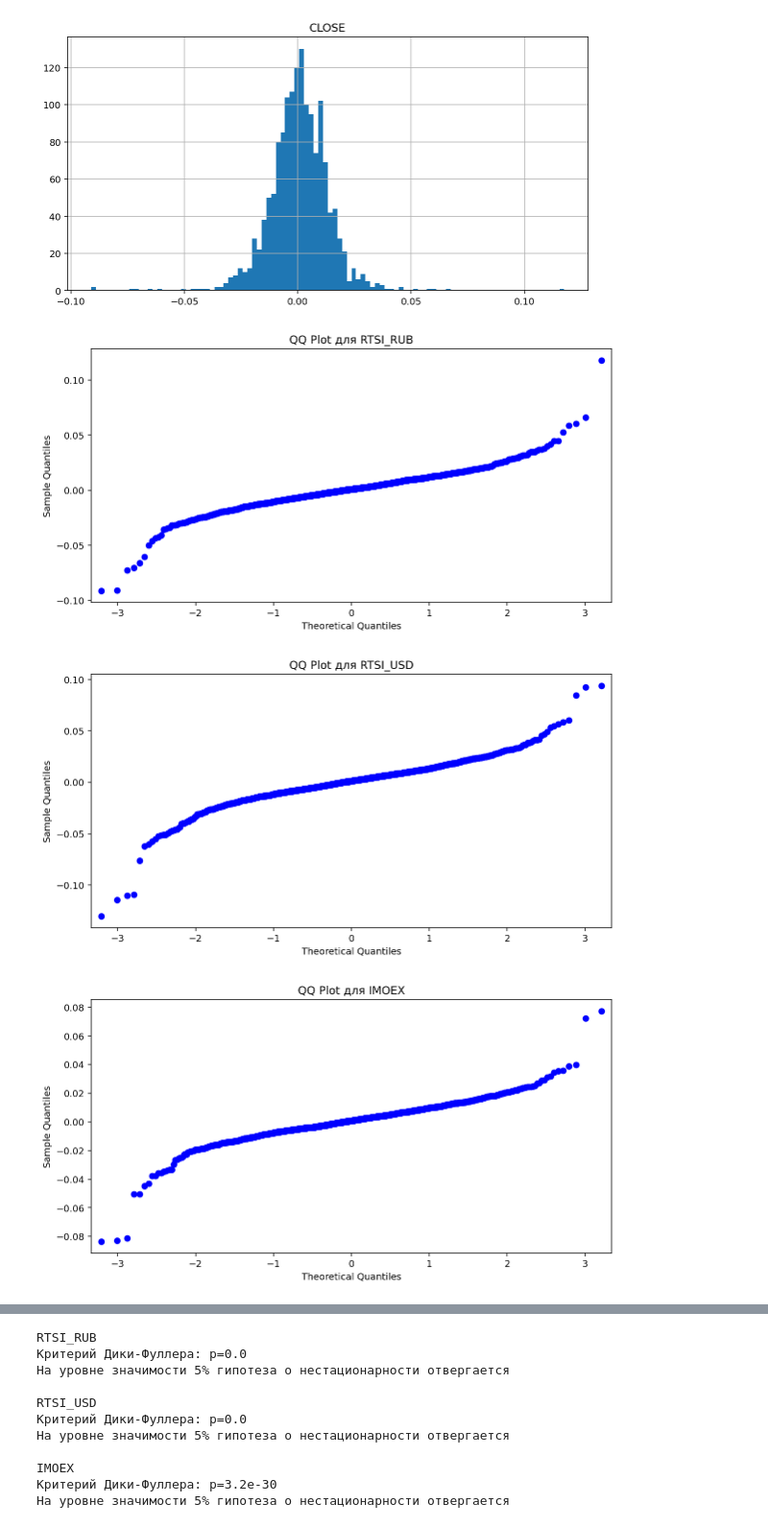
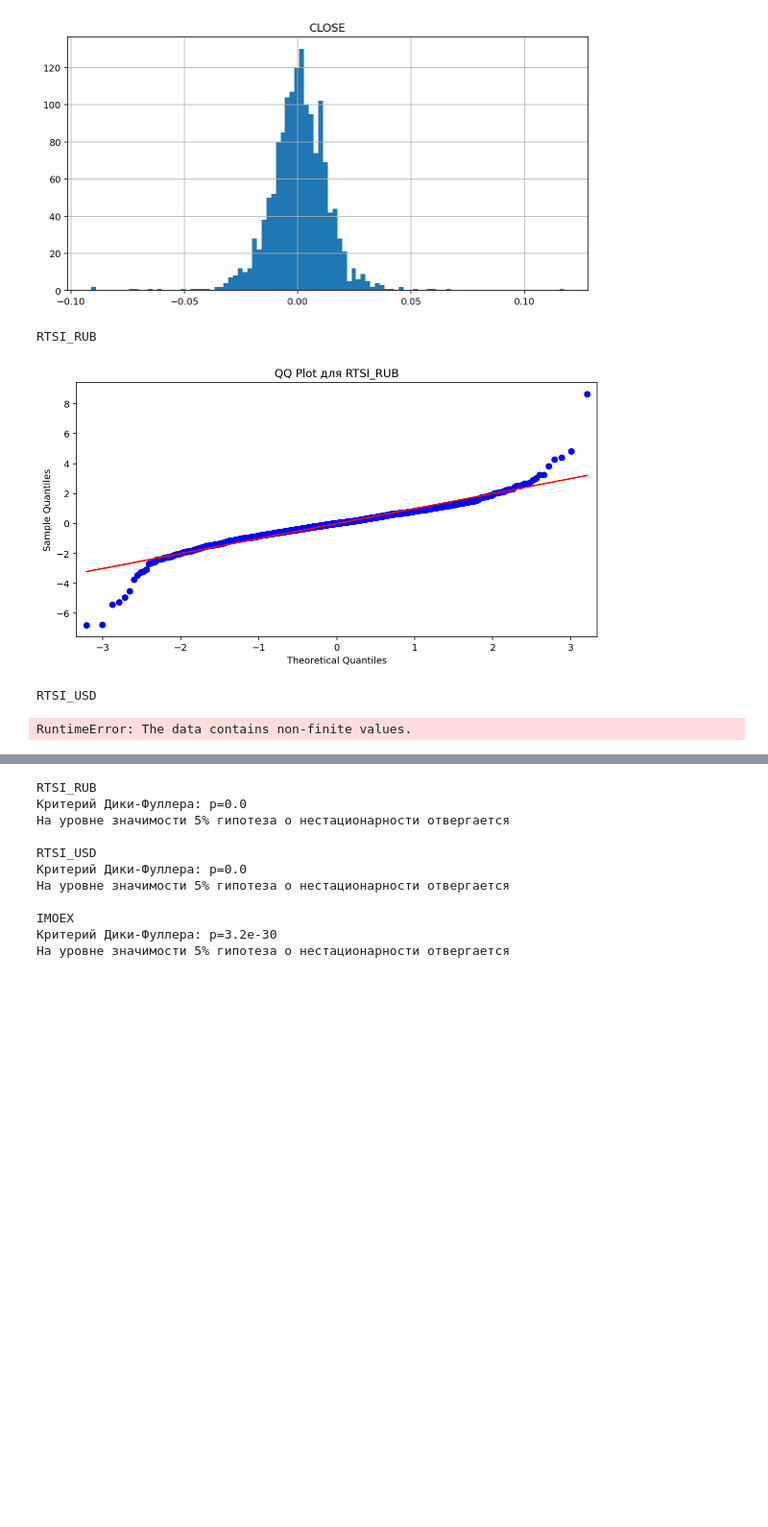
Before and after one commit to gaarutyunov/market-risk, a Jupyter notebook: notebooks/risks_visualizing.ipynb, the cells around one changed output, grey strips where cells are left out. Shown: that part at 96% size. Drawn from its saved outputs; the diff is of its cells as text; code cells hidden in the pictures; blank space fills up the shorter version.

Commit message:
Risk factors added

```diff
--- a/notebooks/risks_visualizing.ipynb
+++ b/notebooks/risks_visualizing.ipynb
@@ -22,3 +22,6 @@ _imoex_path = Path('..', 'data', 'index', 'history', 'IMOEX.csv')
 _rtsi_path = Path('..', 'data', 'index', 'history', 'RTSI.csv')
 _CB_rate_path = Path('..', 'data', 'credit_rate.csv')
 _indicative_rate_path = Path('..', 'data', 'RUB_ind.csv')
+_deposits_path = Path('..', 'data', 'deposits', 'RUB.pickle')
+_CNY_Path = Path('..', 'data', 'currencies', 'history', 'CNYRUB_TOM.csv')
+_USD_Path = Path('..', 'data', 'currencies', 'history', 'USD000UTSTOM.csv')
@@ -41,7 +60,28 @@ rtsi_DF.drop("value", inplace=True, axis=1)
 rtsi_DF = rtsi_DF[~rtsi_DF.index.duplicated(keep='last')]
 rtsi_DF.index = pd.to_datetime(rtsi_DF.index)
 
-CB_rate_df = pd.read_csv(_CB_rate_path, sep="\t", names=["date", "rate"])
-CB_rate_df.rate = CB_rate_df.rate.str.replace(",", ".").astype(float)
-CB_rate_df.date = pd.to_datetime(CB_rate_df.date)
-CB_rate_df.set_index("date", inplace=True)
+#CB_rate_df = pd.read_csv(_CB_rate_path, sep="\t", names=["date", "rate"])
+#CB_rate_df.rate = CB_rate_df.rate.str.replace(",", ".").astype(float)
+#CB_rate_df.set_index("date", inplace=True)
+#CB_rate_df.index = pd.to_datetime(CB_rate_df.index)
+#idx = pd.date_range("01-01-2016", "31-12-2021")
+#CB_rate_df = CB_rate_df.reindex(idx).fillna(method="ffill")
+
+
+CNY_df = pd.read_csv(_CNY_Path, usecols=["TRADEDATE", "CLOSE"])
+CNY_df.TRADEDATE = pd.to_datetime(CNY_df.TRADEDATE).apply(lambda x: x.date())
+CNY_df.set_index("TRADEDATE", inplace=True)
+
+
+rtsi_DF.CLOSE = rtsi_DF.CLOSE.fillna(method="ffill")
+CB_rate.rate = CB_rate.fillna(method="ffill")
+CNY_df.CLOSE = CNY_df.fillna(method="ffill")
+CNY_df.loc[pd.to_datetime("2019-05-03").date()] = CNY_df.loc[pd.to_datetime("2019-05-02").date()]
+
+USD_df = pd.read_csv(_USD_Path, usecols=["TRADEDATE", "CLOSE"])
+USD_df.TRADEDATE = pd.to_datetime(USD_df.TRADEDATE).apply(lambda x: x.date())
+USD_df.set_index("TRADEDATE", inplace=True)
+
+zeroCoupon = ZeroCoupon().returns()["rate_1.0"].to_frame()[1:]["rate_1.0"]
+#zeroCoupon = zeroCoupon.reindex(rtsi_DF.index).fillna(method="ffill").to_frame()
+zeroCoupon = zeroCoupon.reindex(rtsi_DF.index).interpolate().to_frame()
@@ -48,8 +121,10 @@ CB_rate_df.set_index("date", inplace=True)
 # %%
-data = pd.DataFrame({'RTSI_RUB': rtsi_DF.pct_change()[1:].CLOSE,
-                     'RTSI_USD': rtsi_USD_df.pct_change()[1:].CLOSE,
-                     'IMOEX': imoexDF.pct_change()[1:].CLOSE})
-#                      'CB_rate': CB_rate_df.rate})
+data = pd.DataFrame({'RTSI_RUB': rtsi_DF.pct_change().CLOSE.iloc[1:],
+                     'RTSI_USD': rtsi_USD_df.pct_change().CLOSE.iloc[1:],
+                     'IMOEX': imoexDF.pct_change().CLOSE.iloc[1:],
+                     'CNY': CNY_df.pct_change().CLOSE.iloc[1:],
+                     'USD': USD_df.pct_change().CLOSE.iloc[1:],
+                      'ZeroCoupon': zeroCoupon["rate_1.0"]})
 # %%
 data.plot(title='Визуализация риск-факторов');
 # %% [output]
@@ -67,17 +142,19 @@ array([[<AxesSubplot:title={'center':'CLOSE'}>]], dtype=object)
 # %%
 import warnings
 
 for factor in data:
     with warnings.catch_warnings():
         warnings.filterwarnings("ignore")
-        sm.qqplot(data[factor])
+        print(factor)
+        sm.qqplot(data[factor], line="s", fit=True)
 
     plt.title(f'QQ Plot для {factor}')
     plt.show()
 # %% [output]
+RTSI_RUB
-[figure, old version]
+[figure, new version]
-[figure, removed]
-[figure, removed]
+RTSI_USD
+RuntimeError: The data contains non-finite values.
 # %%
 for factor in data:
     x = range(data.shape[0])
```
Also changed, not shown: parts of 10 cells of this notebook.
